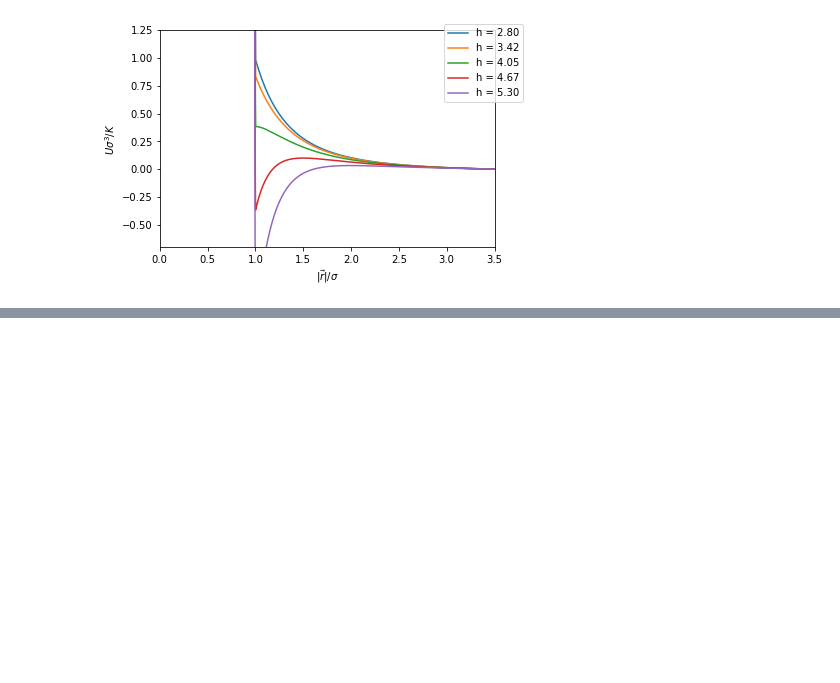
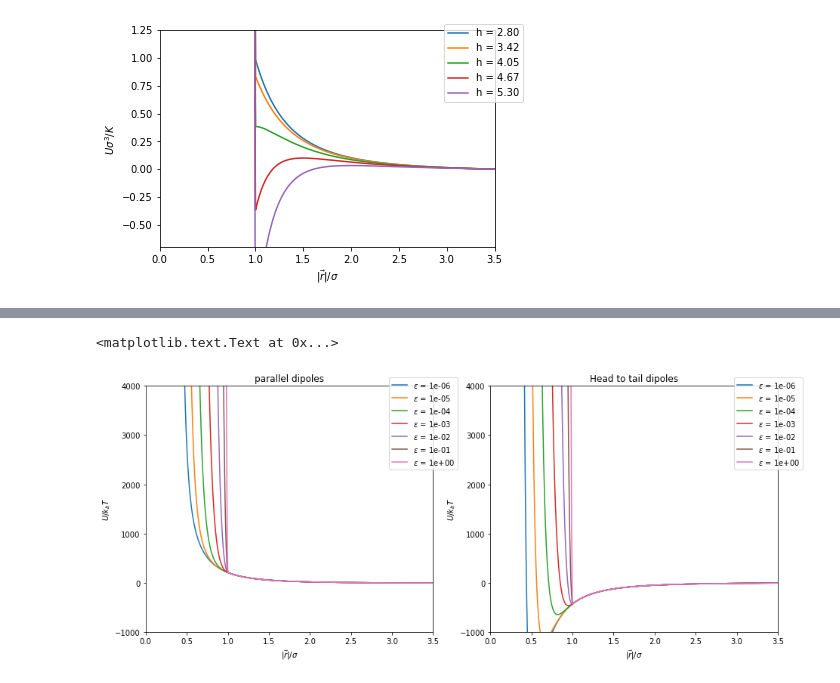
Before and after one commit to aortiza/Notes, a Jupyter notebook: SimulationsOfDimerSystem/SimulationsOfDimerSystem-6-InteractionPotential.ipynb, the cells around one changed output, grey strips where cells are left out. Saved outputs shown, nothing was run; the diff lists cells and outputs as text; code cells hidden in the pictures; blank space fills up the shorter version.

```diff
--- a/SimulationsOfDimerSystem/SimulationsOfDimerSystem-6-InteractionPotential.ipynb
+++ b/SimulationsOfDimerSystem/SimulationsOfDimerSystem-6-InteractionPotential.ipynb
@@ -151,0 +241,21 @@ plt.ylabel("$U\sigma^3/K$")
+# %%
+fig, (ax1,ax2) = plt.subplots(1,2,figsize=(15,6))
+
+ax1.plot(r2/sgm,U1/4e-6)
+ax1.set_ylim([-1e3,4e3])
+ax1.set_xlim([0,3.5])
+ax1.legend(["$\epsilon$ = %2.0e"%(i) for i in E],bbox_to_anchor=(1.1, 1.05))
+ax1.set_xlabel("$|\\vec{r}| / \sigma$")
+ax1.set_ylabel("$U/k_bT$")
+ax1.set_title("parallel dipoles")
+
+ax2.plot(r2/sgm,U2/4e-6)
+ax2.set_ylim([-1e3,4e3])
+ax2.set_xlim([0,3.5])
+ax2.legend(["$\epsilon$ = %2.0e"%(i) for i in E],bbox_to_anchor=(1.1, 1.05))
+ax2.set_xlabel("$|\\vec{r}| / \sigma$")
+ax2.set_ylabel("$U/k_bT$")
+ax2.set_title("Head to tail dipoles")
+# %% [output]
+<matplotlib.text.Text at 0x...>
+[figure, added]
```
Also changed, not shown: parts of 8 cells of this notebook.
